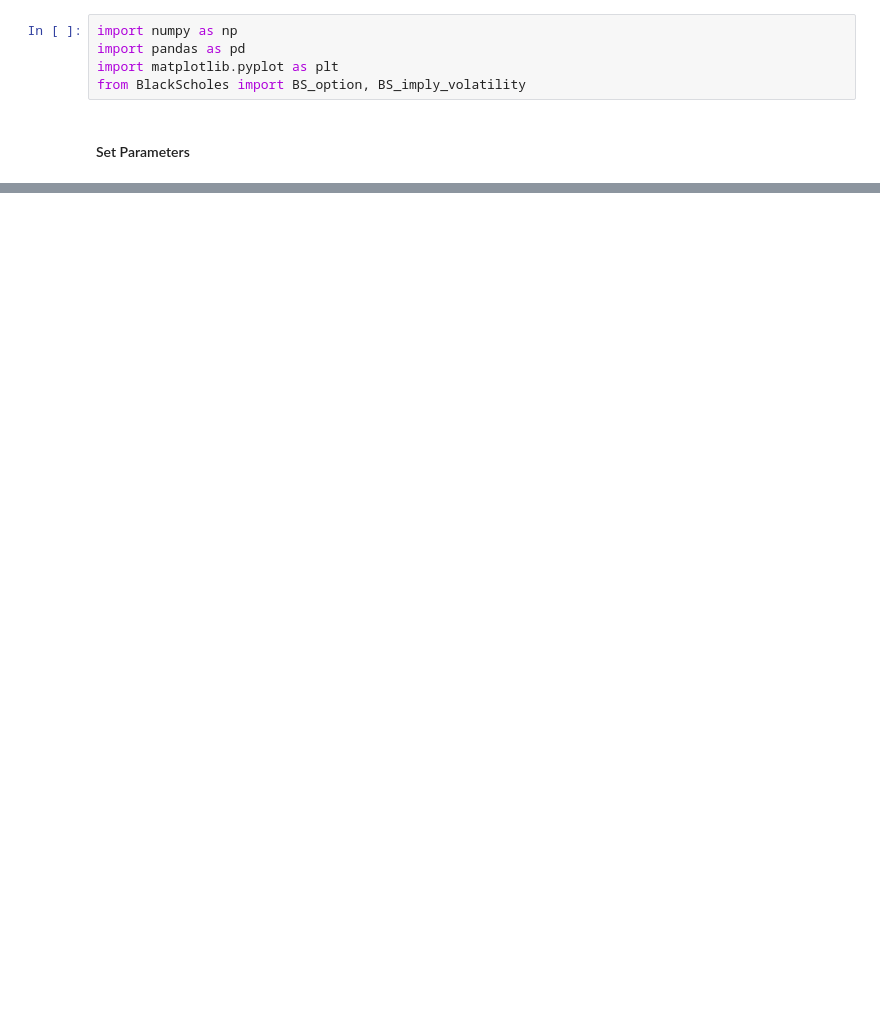
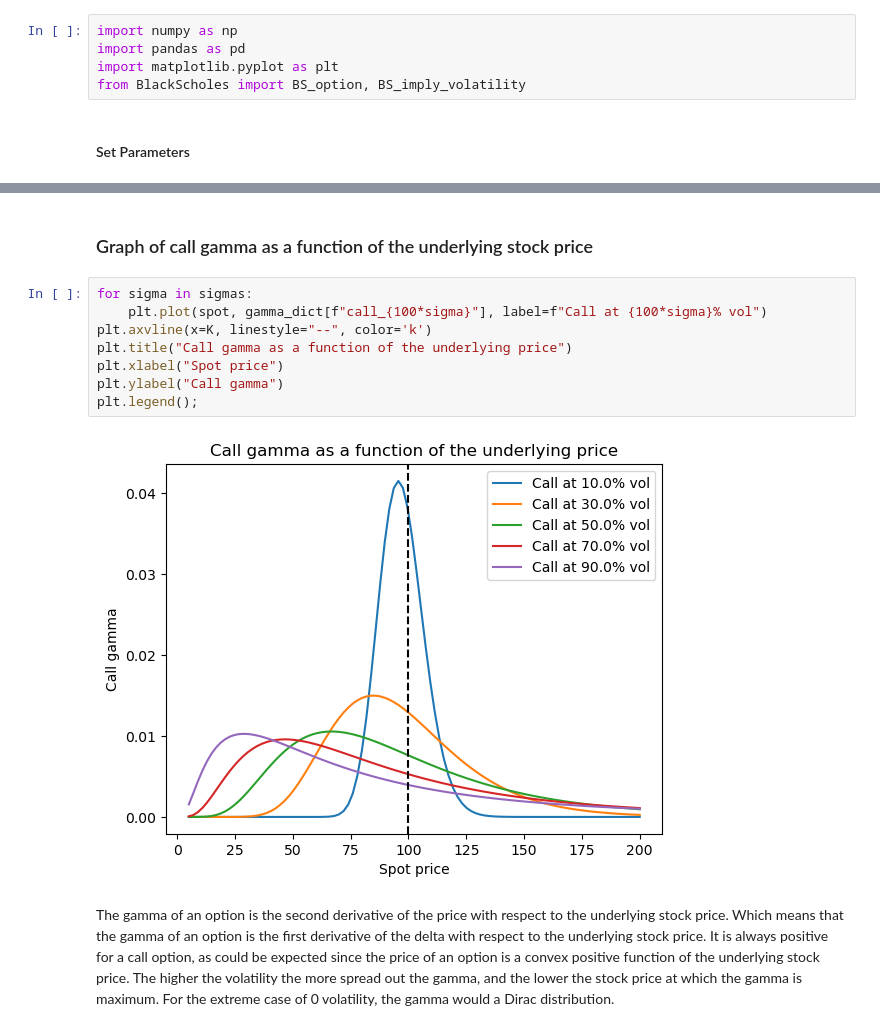
Before and after one commit to aa6dcc/Black-Scholes, a Jupyter notebook: display.ipynb, the cells around one changed output, grey strips where cells are left out. Cells and saved outputs as stored; diff of their text form; blank space fills up the shorter version.

```diff
--- a/display.ipynb
+++ b/display.ipynb
@@ -27,0 +62,14 @@ plt.legend();
+# %% [markdown]
+### Graph of call gamma as a function of the underlying stock price
+# %%
+for sigma in sigmas:
+    plt.plot(spot, gamma_dict[f"call_{100*sigma}"], label=f"Call at {100*sigma}% vol")
+plt.axvline(x=K, linestyle="--", color='k')
+plt.title("Call gamma as a function of the underlying price")
+plt.xlabel("Spot price")
+plt.ylabel("Call gamma")
+plt.legend();
+# %% [output]
+[figure, added]
+# %% [markdown]
+The gamma of an option is the second derivative of the price with respect to the underlying stock price. Which means that the gamma of an option is the first derivative of the delta with respect to the underlying stock price. It is always positive for a call option, as could be expected since the price of an option is a convex positive function of the underlying stock price. The higher the volatility the more spread out the gamma, and the lower the stock price at which the gamma is maximum. For the extreme case of 0 volatility, the gamma would a Dirac distribution.
```
Also changed, not shown: parts of 8 cells of this notebook.
